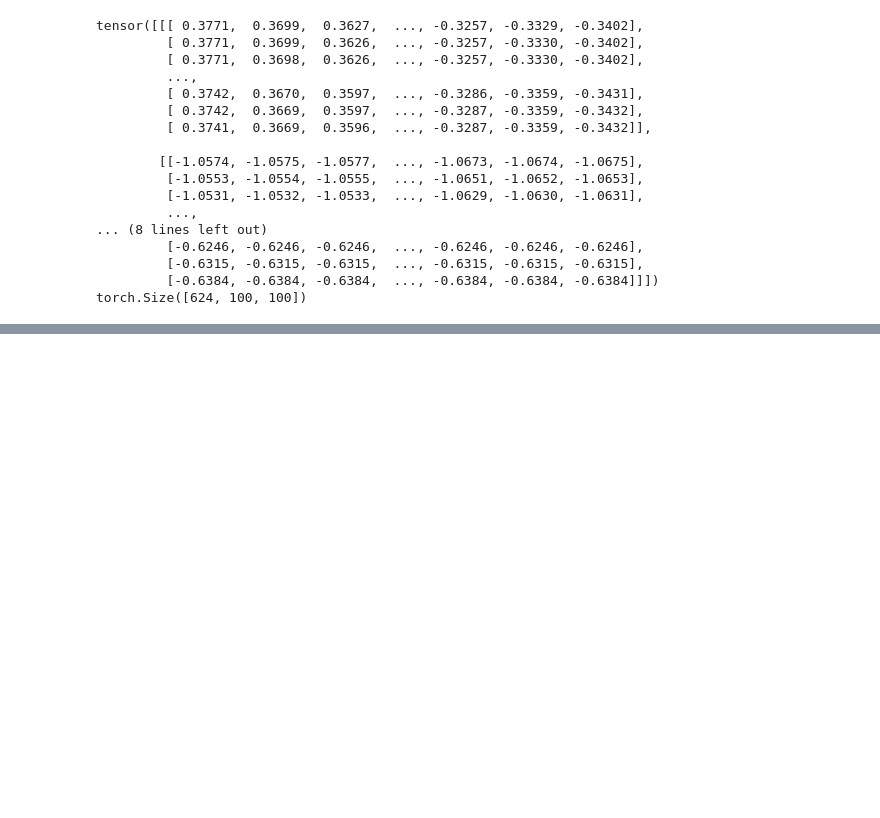
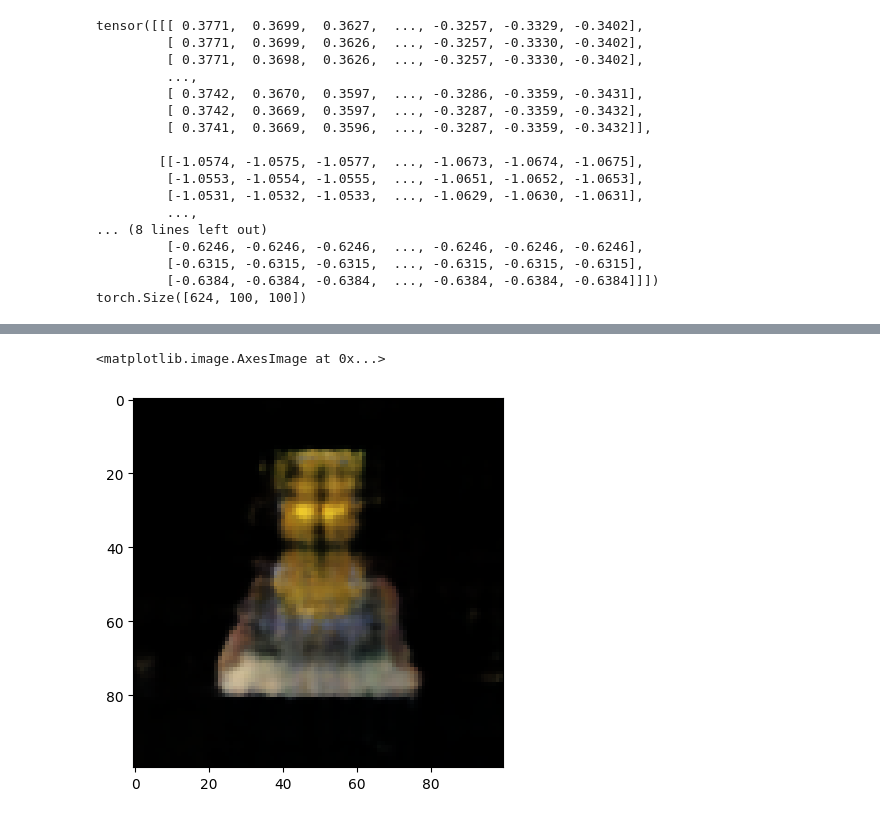
Before and after one commit to rziga/nerf, a Jupyter notebook: sandbox/tiny_nelf.ipynb, the cells around one changed output, grey strips where cells are left out. Cells and saved outputs as stored; diff of their text form; code cells hidden in the pictures; blank space fills up the shorter version.

```diff
--- a/sandbox/tiny_nelf.ipynb
+++ b/sandbox/tiny_nelf.ipynb
@@ -339,0 +321,9 @@ print(ort_outs[0][0, :, :4, :4])
+# %%
+import onnxruntime
+ort_session = onnxruntime.InferenceSession("model.onnx")
+ort_inputs = {ort_session.get_inputs()[0].name: to_numpy(dummy_input)}
+ort_outs = ort_session.run(None, ort_inputs)
+plt.imshow(F.sigmoid(torch.tensor(ort_outs[0])).squeeze(0).permute(1, 2, 0))
+# %% [output]
+<matplotlib.image.AxesImage at 0x...>
+[figure, added]
```
Also changed, not shown: parts of 16 cells of this notebook, 11 other files.
